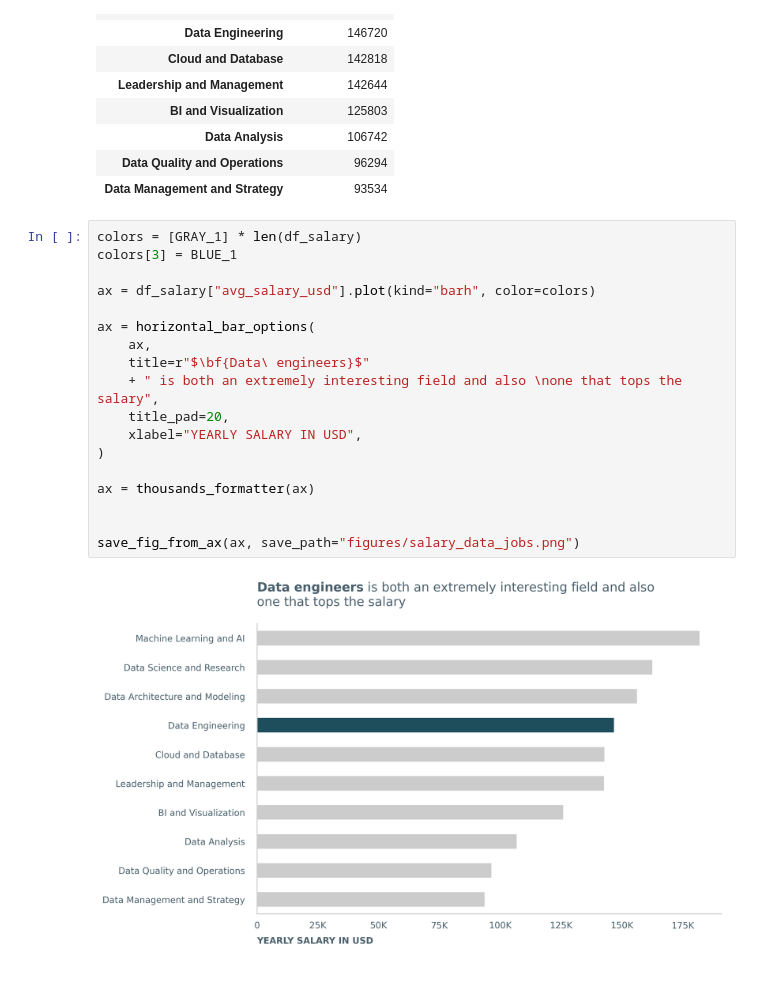
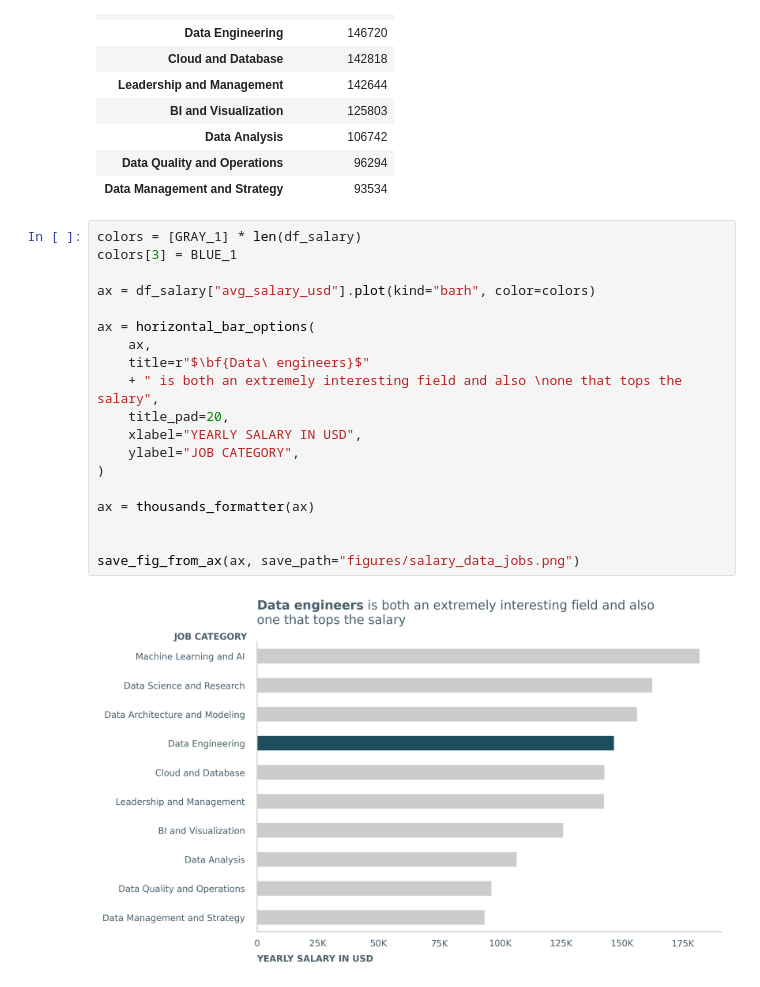
Before and after one commit to AIgineerAB/data_visualization_course, a Jupyter notebook: 05_mplstyle/mplstyle_storytelling.ipynb, the cells around one changed output. Drawn from its saved outputs; the diff is of its cells as text.

Commit message:
added ylabel

```diff
--- a/05_mplstyle/mplstyle_storytelling.ipynb
+++ b/05_mplstyle/mplstyle_storytelling.ipynb
@@ -105,20 +105,21 @@ df_salary
 # %%
 colors = [GRAY_1] * len(df_salary)
 colors[3] = BLUE_1
 
 ax = df_salary["avg_salary_usd"].plot(kind="barh", color=colors)
 
 ax = horizontal_bar_options(
     ax,
     title=r"$\bf{Data\ engineers}$"
     + " is both an extremely interesting field and also \none that tops the salary",
     title_pad=20,
     xlabel="YEARLY SALARY IN USD",
+    ylabel="JOB CATEGORY",
 )
 
 ax = thousands_formatter(ax)
 
 
 save_fig_from_ax(ax, save_path="figures/salary_data_jobs.png")
 # %% [output]
-[figure, old version]
+[figure, new version]
```
Also changed, not shown: 1 other file.
